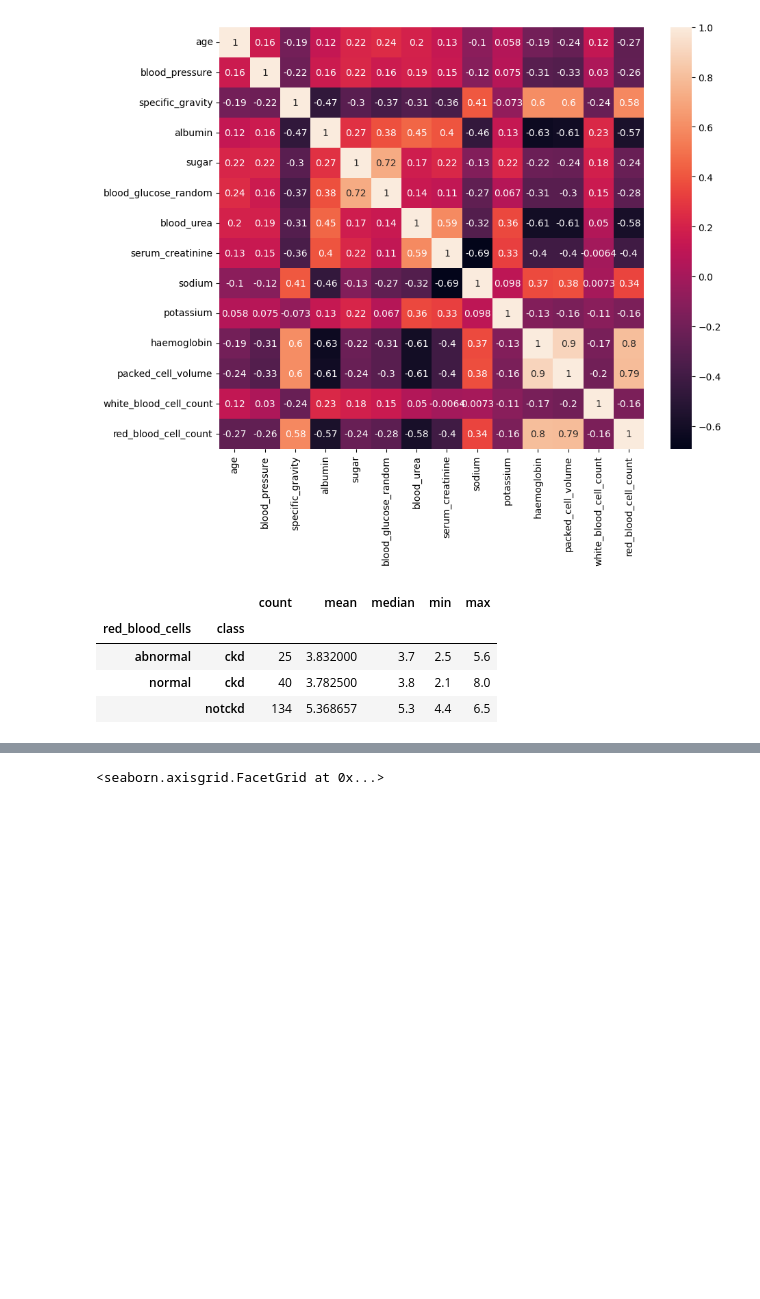
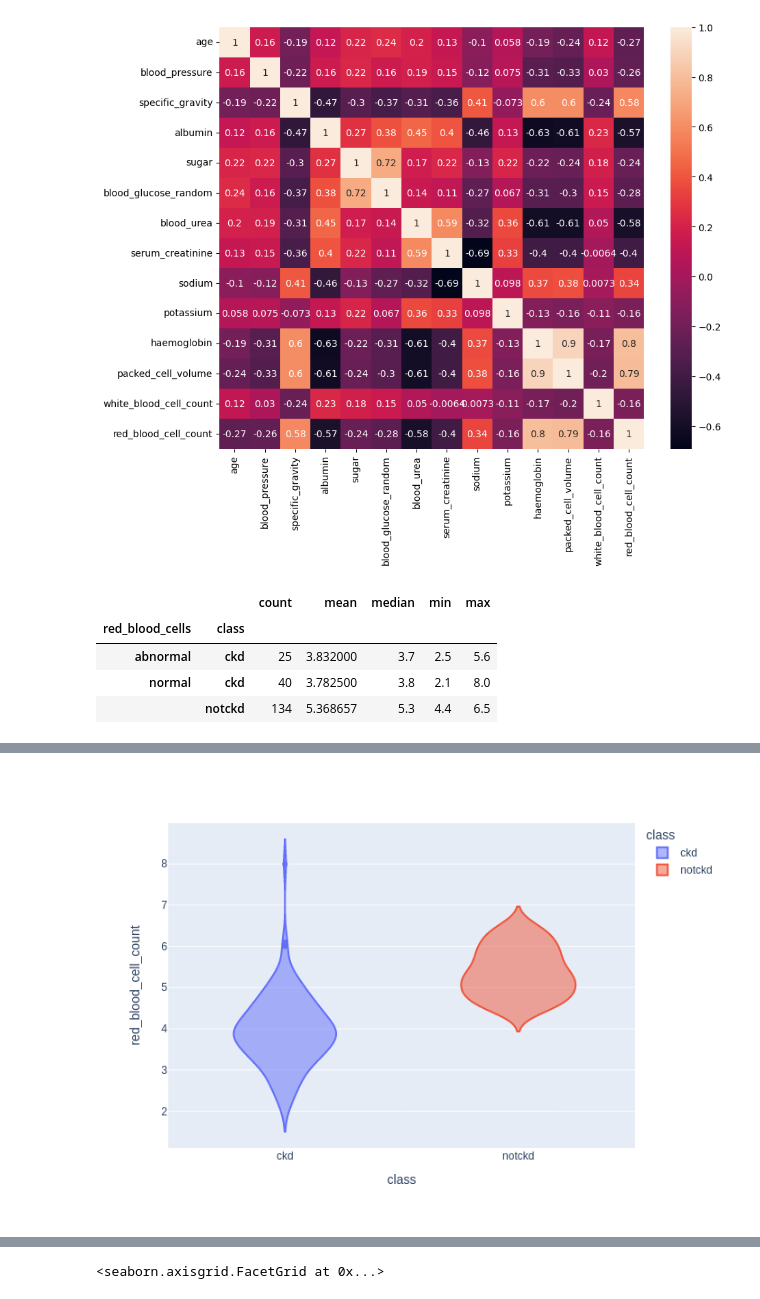
Before and after one commit to tengkumuazabs/my-portfolio, a Jupyter notebook: python-projects/kidney/Predict_status_of_chronic_kidney_disease.ipynb, the cells around one changed output, grey strips where cells are left out. Cells and saved outputs as stored; diff of their text form; code cells hidden in the pictures; blank space fills up the shorter version.

```diff
--- a/python-projects/kidney/Predict_status_of_chronic_kidney_disease.ipynb
+++ b/python-projects/kidney/Predict_status_of_chronic_kidney_disease.ipynb
@@ -344,5 +344,6 @@ df.groupby(['red_blood_cells','class']).red_blood_cell_count.agg(['count','mean'
 # %%
 import plotly.express as px
 # %%
-px.violin(df,x='class',y='red_blood_cell_count',color='class')
+fig=px.violin(df,x='class',y='red_blood_cell_count',color='class')
+fig.show("png")
 # %% [output]
@@ -350 +350,2 @@ px.violin(df,x='class',y='red_blood_cell_count',color='class')
+[figure, added]
 # %%
```
Also changed, not shown: parts of 29 cells of this notebook.
